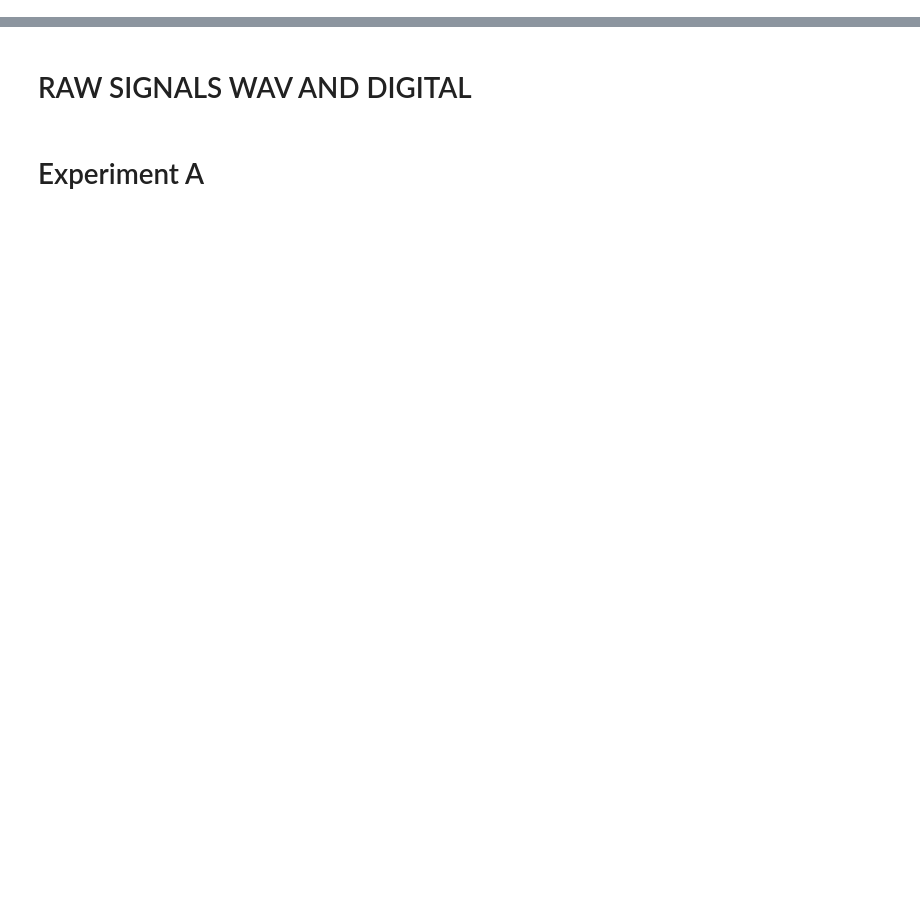
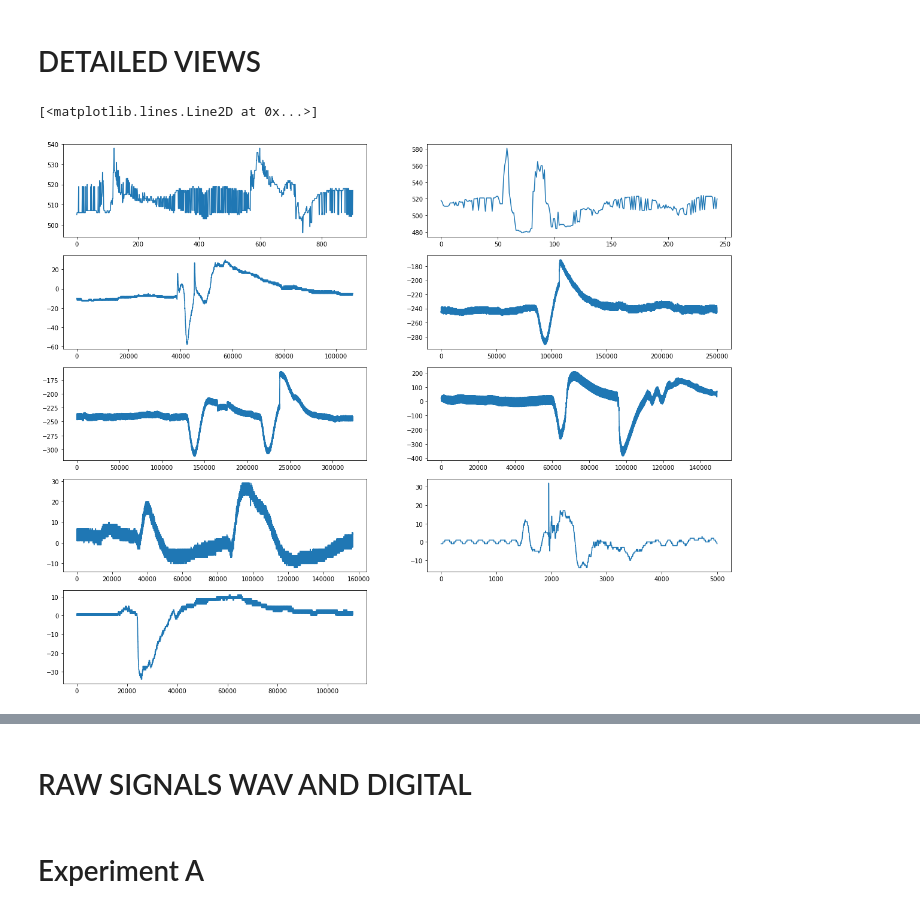
Before and after one commit to calugo/NOTEBOOKS, a Jupyter notebook: APs.ipynb, the cells around one changed output, grey strips where cells are left out. Saved outputs shown, nothing was run; the diff lists cells and outputs as text; code cells hidden in the pictures; blank space fills up the shorter version.

```diff
--- a/APs.ipynb
+++ b/APs.ipynb
@@ -12,0 +70,42 @@ print signals, pwaves
+# %% [markdown]
+#  DETAILED VIEWS
+# %%
+plt.figure(2,figsize=(20,20))
+plt.subplot(621)
+snax=sna[1000:len(sna)]
+plt.plot(snax)
+
+snbx=snb[600:len(snb)]
+plt.subplot(622)
+plt.plot(snbx)
+
+sncx=snc[150000:len(snc)]
+plt.subplot(623)
+plt.plot(sncx)
+
+sneax=sne[50000:300000]
+plt.subplot(624)
+plt.plot(sneax)
+
+snebx=sne[300000:len(sne)]
+plt.subplot(625)
+plt.plot(snebx)
+
+plt.subplot(626)
+plt.plot(snf)
+
+sngx=sng[150000:len(sng)]
+plt.subplot(627)
+plt.plot(sngx)
+
+snhx=snh[14000:19000]
+plt.subplot(628)
+plt.plot(snhx)
+
+
+snhbx=snh[44000:len(snh)]
+plt.subplot(629)
+plt.plot(snhbx)
+# %% [output]
+[<matplotlib.lines.Line2D at 0x...>]
+[figure, added]
```
Also changed, not shown: parts of 40 cells of this notebook.
